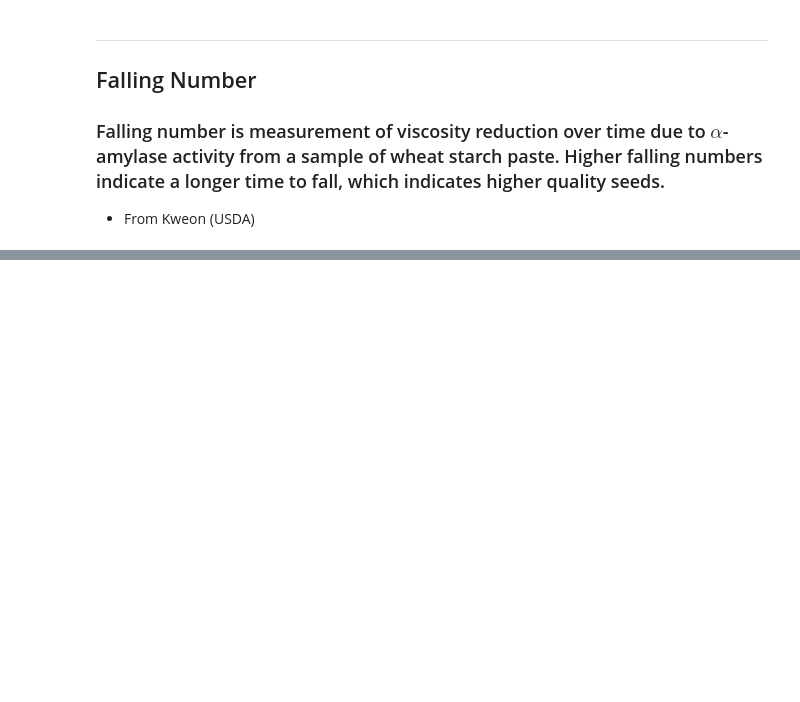
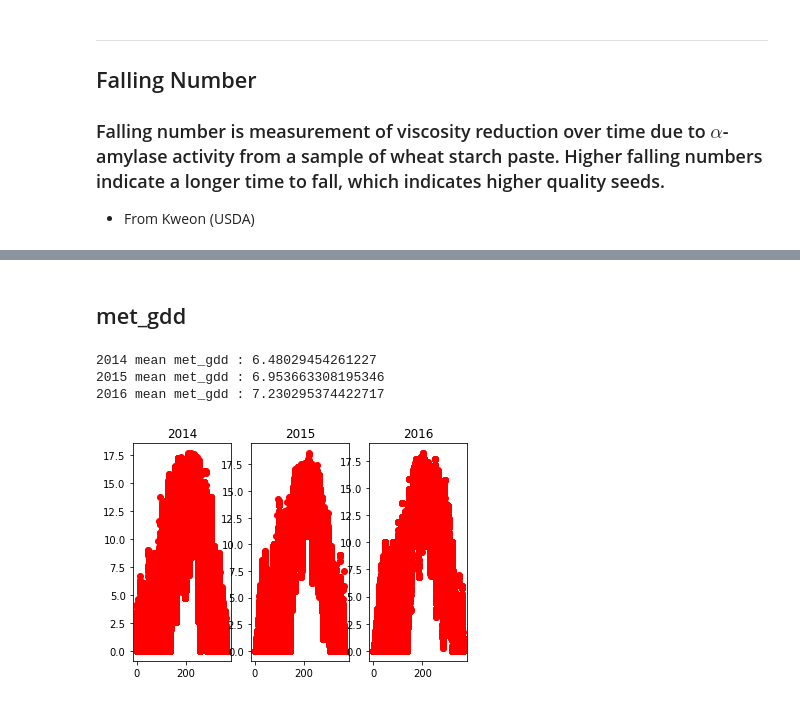
Before and after one commit to rvatassery/GrainQuality, a Jupyter notebook: InitialDataAnalysis.ipynb, the cells around one changed output, grey strips where cells are left out. Saved outputs shown, nothing was run; the diff lists cells and outputs as text; code cells hidden in the pictures; blank space fills up the shorter version.

```diff
--- a/InitialDataAnalysis.ipynb
+++ b/InitialDataAnalysis.ipynb
@@ -148,0 +185,19 @@ for yearInt in range(2014,2017):
+# %% [markdown]
+## met_gdd
+# %%
+fig, ax = plt.subplots(1,3)
+
+_counter = 0
+for yearInt in range(2014,2017):
+    ax[_counter].plot(joinData[yearInt].doy,joinData[yearInt].met_gdd,'ro')
+    ax[_counter].set_title(str(yearInt))
+
+    print(str(yearInt)+' mean met_gdd : '\
+          +str(joinData[yearInt].met_gdd.mean()))
+
+    _counter += 1
+# %% [output]
+2014 mean met_gdd : 6.48029454261227
+2015 mean met_gdd : 6.953663308195346
+2016 mean met_gdd : 7.230295374422717
+[figure, added]
```
Also changed, not shown: parts of 28 cells of this notebook, 1 other file.
